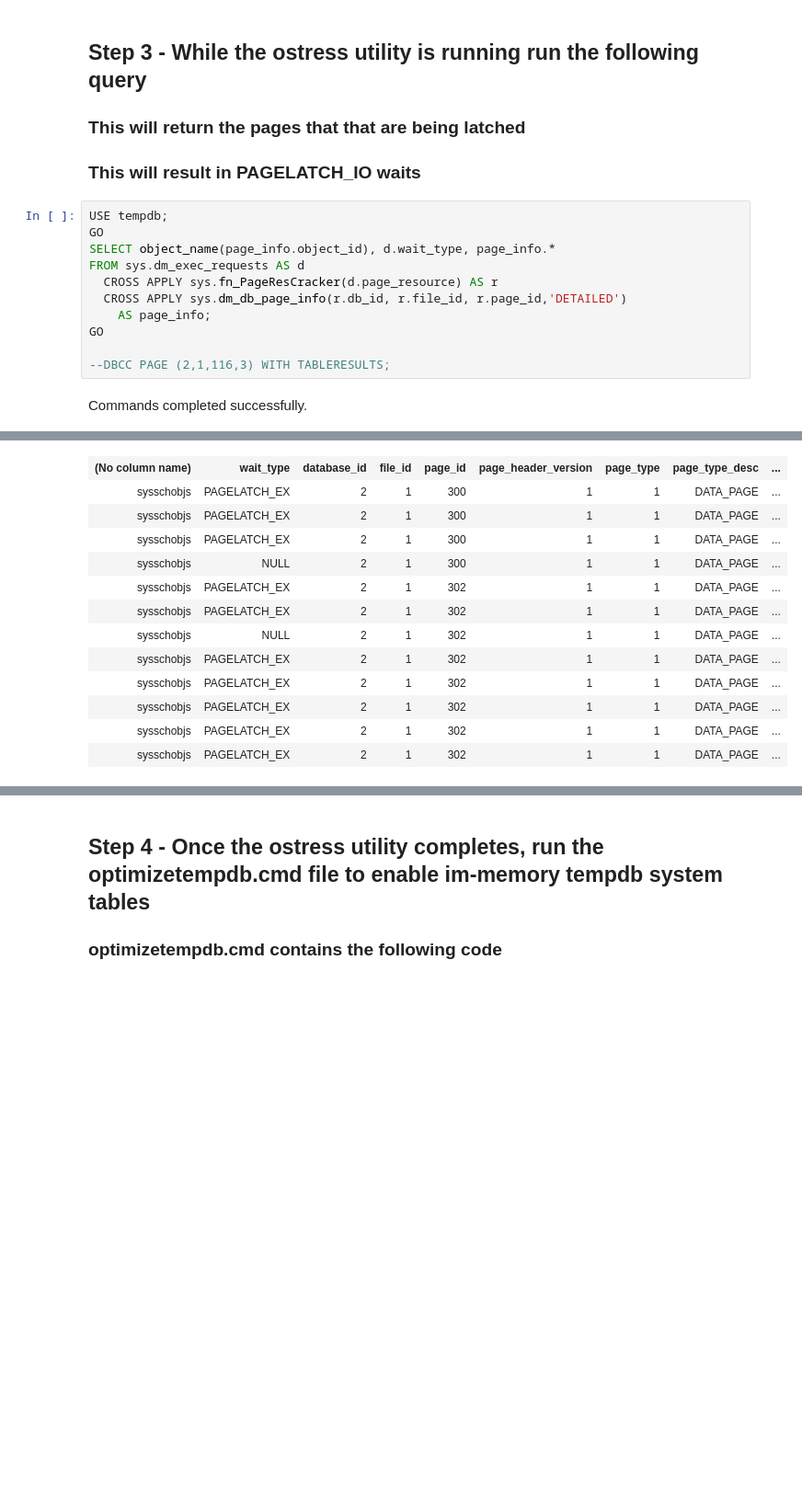
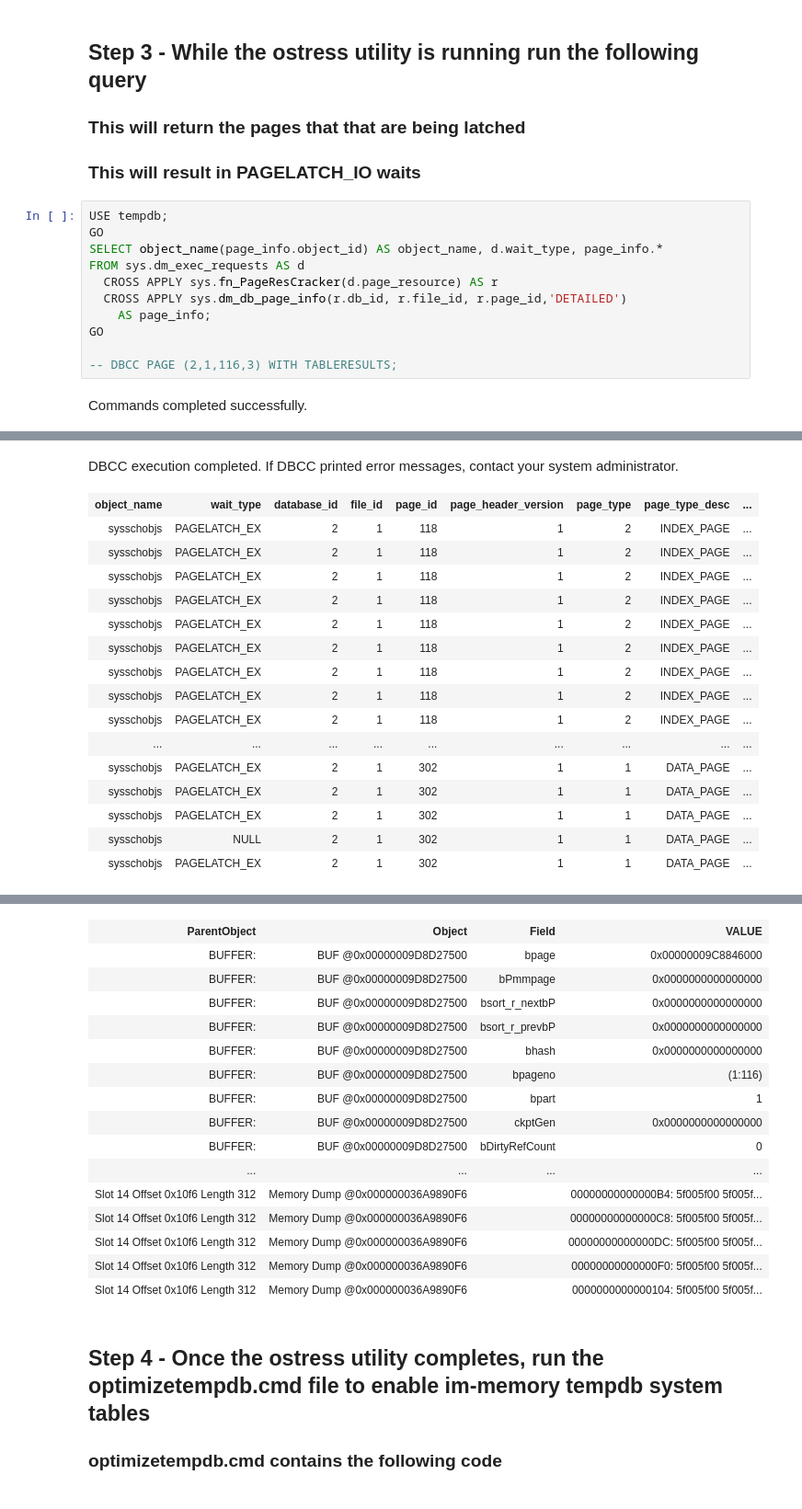
Before and after one commit to skreebydba/MinnesotaPresentation, a Jupyter notebook: tempdb/tempdbstress.ipynb, the cells around one changed output, grey strips where cells are left out. Shown: that part at 92% size. Cells and saved outputs as stored; diff of their text form; blank space fills up the shorter version.

```diff
--- a/tempdb/tempdbstress.ipynb
+++ b/tempdb/tempdbstress.ipynb
@@ -45,13 +45,13 @@ docker start sqlopttempdb`
 # %%
 USE tempdb;
 GO
-SELECT object_name(page_info.object_id), d.wait_type, page_info.*
+SELECT object_name(page_info.object_id) AS object_name, d.wait_type, page_info.*
 FROM sys.dm_exec_requests AS d
   CROSS APPLY sys.fn_PageResCracker(d.page_resource) AS r
   CROSS APPLY sys.dm_db_page_info(r.db_id, r.file_id, r.page_id,'DETAILED')
     AS page_info;
 GO
 
---DBCC PAGE (2,1,116,3) WITH TABLERESULTS;
+-- DBCC PAGE (2,1,116,3) WITH TABLERESULTS;
 # %% [output]
 Commands completed successfully.
@@ -60,13 +60,17 @@ Total execution time: 00:00:00.050
+DBCC execution completed. If DBCC printed error messages, contact your system administrator.
-| (No column name) | wait_type | database_id | file_id | page_id | page_header_version | page_type | page_type_desc | ... |
-| sysschobjs | PAGELATCH_EX | 2 | 1 | 300 | 1 | 1 | DATA_PAGE | ... |
-| sysschobjs | PAGELATCH_EX | 2 | 1 | 300 | 1 | 1 | DATA_PAGE | ... |
-| sysschobjs | PAGELATCH_EX | 2 | 1 | 300 | 1 | 1 | DATA_PAGE | ... |
-| sysschobjs | NULL | 2 | 1 | 300 | 1 | 1 | DATA_PAGE | ... |
+| object_name | wait_type | database_id | file_id | page_id | page_header_version | page_type | page_type_desc | ... |
+| sysschobjs | PAGELATCH_EX | 2 | 1 | 118 | 1 | 2 | INDEX_PAGE | ... |
+| sysschobjs | PAGELATCH_EX | 2 | 1 | 118 | 1 | 2 | INDEX_PAGE | ... |
+| sysschobjs | PAGELATCH_EX | 2 | 1 | 118 | 1 | 2 | INDEX_PAGE | ... |
+| sysschobjs | PAGELATCH_EX | 2 | 1 | 118 | 1 | 2 | INDEX_PAGE | ... |
+| sysschobjs | PAGELATCH_EX | 2 | 1 | 118 | 1 | 2 | INDEX_PAGE | ... |
+| sysschobjs | PAGELATCH_EX | 2 | 1 | 118 | 1 | 2 | INDEX_PAGE | ... |
+| sysschobjs | PAGELATCH_EX | 2 | 1 | 118 | 1 | 2 | INDEX_PAGE | ... |
+| sysschobjs | PAGELATCH_EX | 2 | 1 | 118 | 1 | 2 | INDEX_PAGE | ... |
+| sysschobjs | PAGELATCH_EX | 2 | 1 | 118 | 1 | 2 | INDEX_PAGE | ... |
+| ... | ... | ... | ... | ... | ... | ... | ... | ... |
+| sysschobjs | PAGELATCH_EX | 2 | 1 | 302 | 1 | 1 | DATA_PAGE | ... |
 | sysschobjs | PAGELATCH_EX | 2 | 1 | 302 | 1 | 1 | DATA_PAGE | ... |
 | sysschobjs | PAGELATCH_EX | 2 | 1 | 302 | 1 | 1 | DATA_PAGE | ... |
 | sysschobjs | NULL | 2 | 1 | 302 | 1 | 1 | DATA_PAGE | ... |
 | sysschobjs | PAGELATCH_EX | 2 | 1 | 302 | 1 | 1 | DATA_PAGE | ... |
-| sysschobjs | PAGELATCH_EX | 2 | 1 | 302 | 1 | 1 | DATA_PAGE | ... |
-| sysschobjs | PAGELATCH_EX | 2 | 1 | 302 | 1 | 1 | DATA_PAGE | ... |
-| sysschobjs | PAGELATCH_EX | 2 | 1 | 302 | 1 | 1 | DATA_PAGE | ... |
-| sysschobjs | PAGELATCH_EX | 2 | 1 | 302 | 1 | 1 | DATA_PAGE | ... |
@@ -73,3 +78,19 @@ Total execution time: 00:00:00.050
+| ParentObject | Object | Field | VALUE |
+| BUFFER: | BUF @0x00000009D8D27500 | bpage | 0x00000009C8846000 |
+| BUFFER: | BUF @0x00000009D8D27500 | bPmmpage | 0x0000000000000000 |
+| BUFFER: | BUF @0x00000009D8D27500 | bsort_r_nextbP | 0x0000000000000000 |
+| BUFFER: | BUF @0x00000009D8D27500 | bsort_r_prevbP | 0x0000000000000000 |
+| BUFFER: | BUF @0x00000009D8D27500 | bhash | 0x0000000000000000 |
+| BUFFER: | BUF @0x00000009D8D27500 | bpageno | (1:116) |
+| BUFFER: | BUF @0x00000009D8D27500 | bpart | 1 |
+| BUFFER: | BUF @0x00000009D8D27500 | ckptGen | 0x0000000000000000 |
+| BUFFER: | BUF @0x00000009D8D27500 | bDirtyRefCount | 0 |
+| ... | ... | ... | ... |
+| Slot 14 Offset 0x10f6 Length 312 | Memory Dump @0x000000036A9890F6 |  | 00000000000000B4: 5f005f00 5f005f... |
+| Slot 14 Offset 0x10f6 Length 312 | Memory Dump @0x000000036A9890F6 |  | 00000000000000C8: 5f005f00 5f005f... |
+| Slot 14 Offset 0x10f6 Length 312 | Memory Dump @0x000000036A9890F6 |  | 00000000000000DC: 5f005f00 5f005f... |
+| Slot 14 Offset 0x10f6 Length 312 | Memory Dump @0x000000036A9890F6 |  | 00000000000000F0: 5f005f00 5f005f... |
+| Slot 14 Offset 0x10f6 Length 312 | Memory Dump @0x000000036A9890F6 |  | 0000000000000104: 5f005f00 5f005f... |
 # %% [markdown]
 ## Step 4 - Once the ostress utility completes, run the optimizetempdb.cmd file to enable im-memory tempdb system tables
 ### optimizetempdb.cmd contains the following code
```
Also changed, not shown: parts of 4 cells of this notebook, 3 other files.
